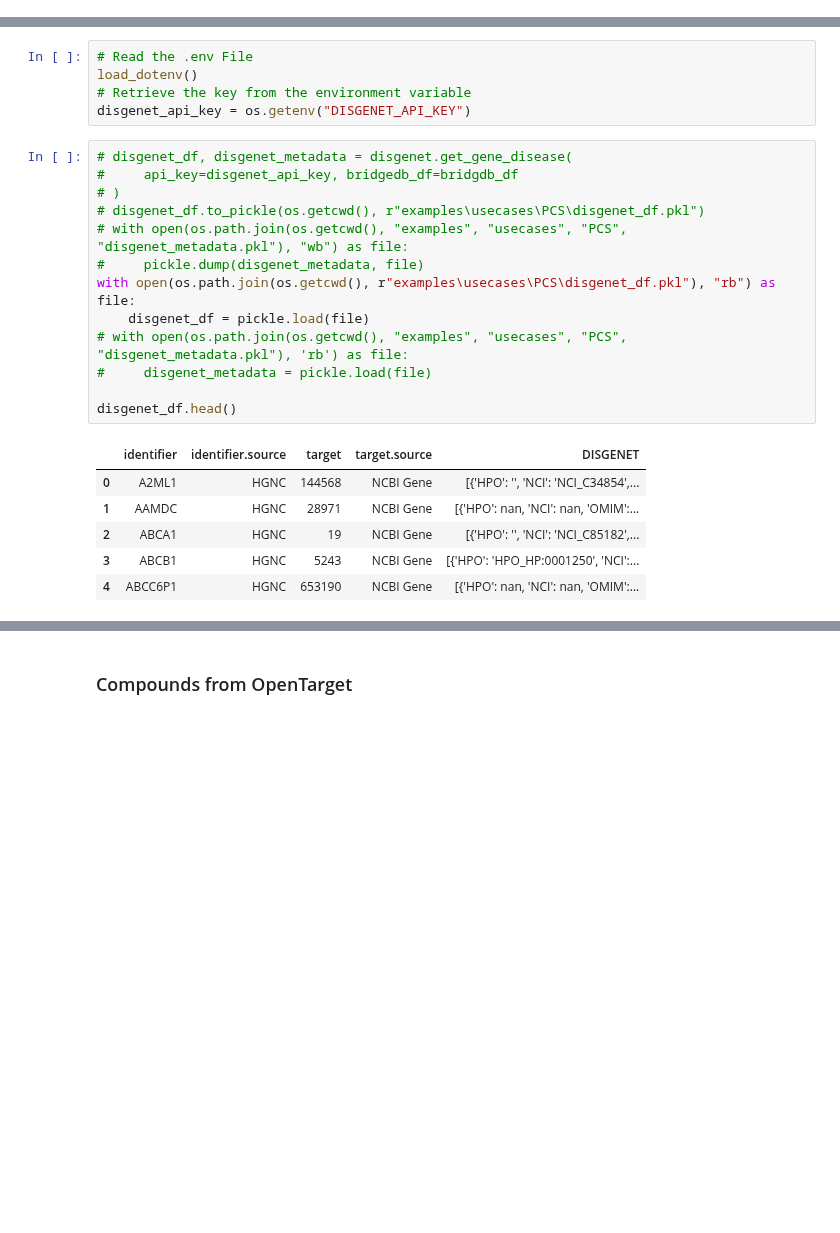
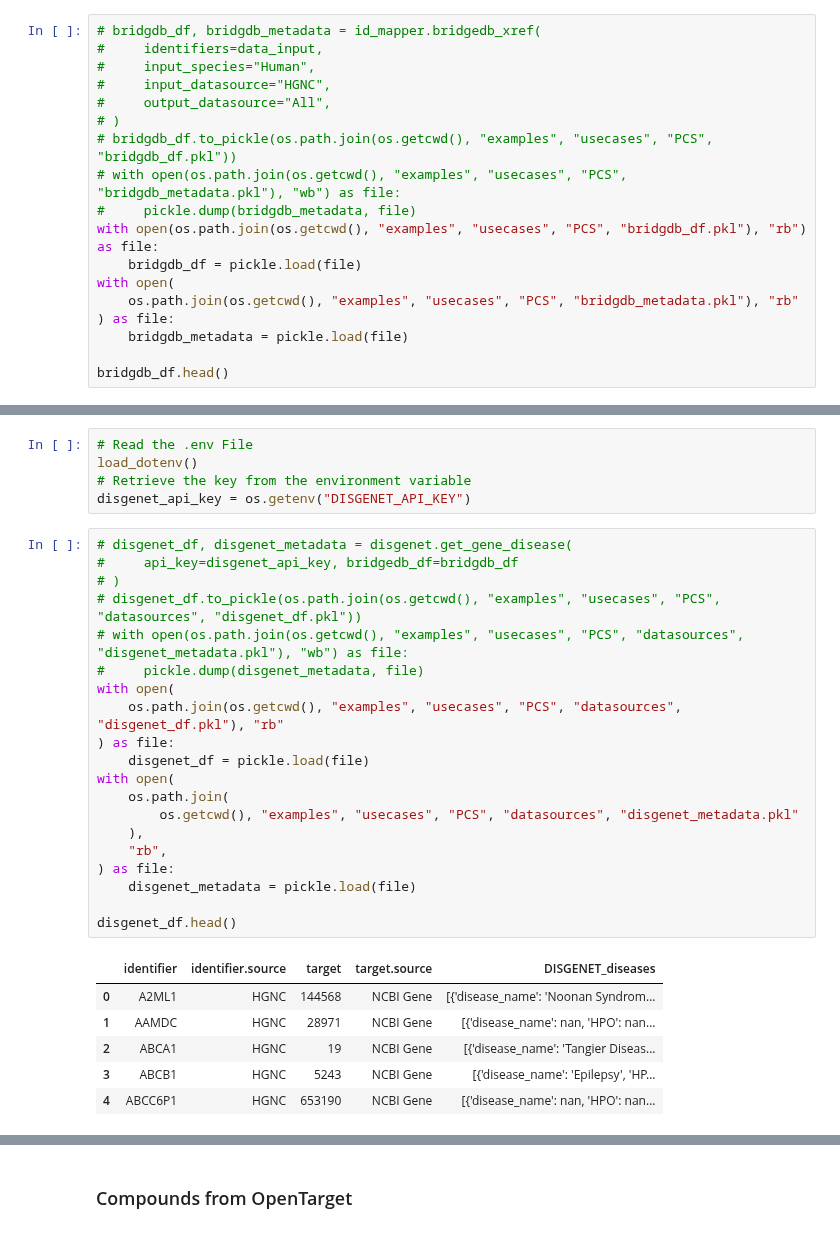
Before and after one commit to BioDataFuse/pyBiodatafuse, a Jupyter notebook: examples/usecases/PCS/PCS_usecase.ipynb, the cells around one changed output, grey strips where cells are left out. Saved outputs shown, nothing was run; the diff lists cells and outputs as text; blank space fills up the shorter version.

```diff
--- a/examples/usecases/PCS/PCS_usecase.ipynb
+++ b/examples/usecases/PCS/PCS_usecase.ipynb
@@ -84,0 +60,18 @@ bridgdb_df.head()
+# %%
+# bridgdb_df, bridgdb_metadata = id_mapper.bridgedb_xref(
+#     identifiers=data_input,
+#     input_species="Human",
+#     input_datasource="HGNC",
+#     output_datasource="All",
+# )
+# bridgdb_df.to_pickle(os.path.join(os.getcwd(), "examples", "usecases", "PCS", "bridgdb_df.pkl"))
+# with open(os.path.join(os.getcwd(), "examples", "usecases", "PCS", "bridgdb_metadata.pkl"), "wb") as file:
+#     pickle.dump(bridgdb_metadata, file)
+with open(os.path.join(os.getcwd(), "examples", "usecases", "PCS", "bridgdb_df.pkl"), "rb") as file:
+    bridgdb_df = pickle.load(file)
+with open(
+    os.path.join(os.getcwd(), "examples", "usecases", "PCS", "bridgdb_metadata.pkl"), "rb"
+) as file:
+    bridgdb_metadata = pickle.load(file)
+
+bridgdb_df.head()
@@ -103,21 +103,28 @@ disgenet_api_key = os.getenv("DISGENET_API_KEY")
 # %%
 # disgenet_df, disgenet_metadata = disgenet.get_gene_disease(
 #     api_key=disgenet_api_key, bridgedb_df=bridgdb_df
 # )
-# disgenet_df.to_pickle(os.getcwd(), r"examples\usecases\PCS\disgenet_df.pkl")
-# with open(os.path.join(os.getcwd(), "examples", "usecases", "PCS", "disgenet_metadata.pkl"), "wb") as file:
+# disgenet_df.to_pickle(os.path.join(os.getcwd(), "examples", "usecases", "PCS", "datasources", "disgenet_df.pkl"))
+# with open(os.path.join(os.getcwd(), "examples", "usecases", "PCS", "datasources", "disgenet_metadata.pkl"), "wb") as file:
 #     pickle.dump(disgenet_metadata, file)
-with open(os.path.join(os.getcwd(), r"examples\usecases\PCS\disgenet_df.pkl"), "rb") as file:
+with open(
+    os.path.join(os.getcwd(), "examples", "usecases", "PCS", "datasources", "disgenet_df.pkl"), "rb"
+) as file:
     disgenet_df = pickle.load(file)
-# with open(os.path.join(os.getcwd(), "examples", "usecases", "PCS", "disgenet_metadata.pkl"), 'rb') as file:
-#     disgenet_metadata = pickle.load(file)
+with open(
+    os.path.join(
+        os.getcwd(), "examples", "usecases", "PCS", "datasources", "disgenet_metadata.pkl"
+    ),
+    "rb",
+) as file:
+    disgenet_metadata = pickle.load(file)
 
 disgenet_df.head()
 # %% [output]
-|  | identifier | identifier.source | target | target.source | DISGENET |
-| 0 | A2ML1 | HGNC | 144568 | NCBI Gene | [{'HPO': '', 'NCI': 'NCI_C34854',... |
-| 1 | AAMDC | HGNC | 28971 | NCBI Gene | [{'HPO': nan, 'NCI': nan, 'OMIM':... |
-| 2 | ABCA1 | HGNC | 19 | NCBI Gene | [{'HPO': '', 'NCI': 'NCI_C85182',... |
-| 3 | ABCB1 | HGNC | 5243 | NCBI Gene | [{'HPO': 'HPO_HP:0001250', 'NCI':... |
-| 4 | ABCC6P1 | HGNC | 653190 | NCBI Gene | [{'HPO': nan, 'NCI': nan, 'OMIM':... |
+|  | identifier | identifier.source | target | target.source | DISGENET_diseases |
+| 0 | A2ML1 | HGNC | 144568 | NCBI Gene | [{'disease_name': 'Noonan Syndrom... |
+| 1 | AAMDC | HGNC | 28971 | NCBI Gene | [{'disease_name': nan, 'HPO': nan... |
+| 2 | ABCA1 | HGNC | 19 | NCBI Gene | [{'disease_name': 'Tangier Diseas... |
+| 3 | ABCB1 | HGNC | 5243 | NCBI Gene | [{'disease_name': 'Epilepsy', 'HP... |
+| 4 | ABCC6P1 | HGNC | 653190 | NCBI Gene | [{'disease_name': nan, 'HPO': nan... |
 # %%
```
Also changed, not shown: parts of 34 cells of this notebook.
